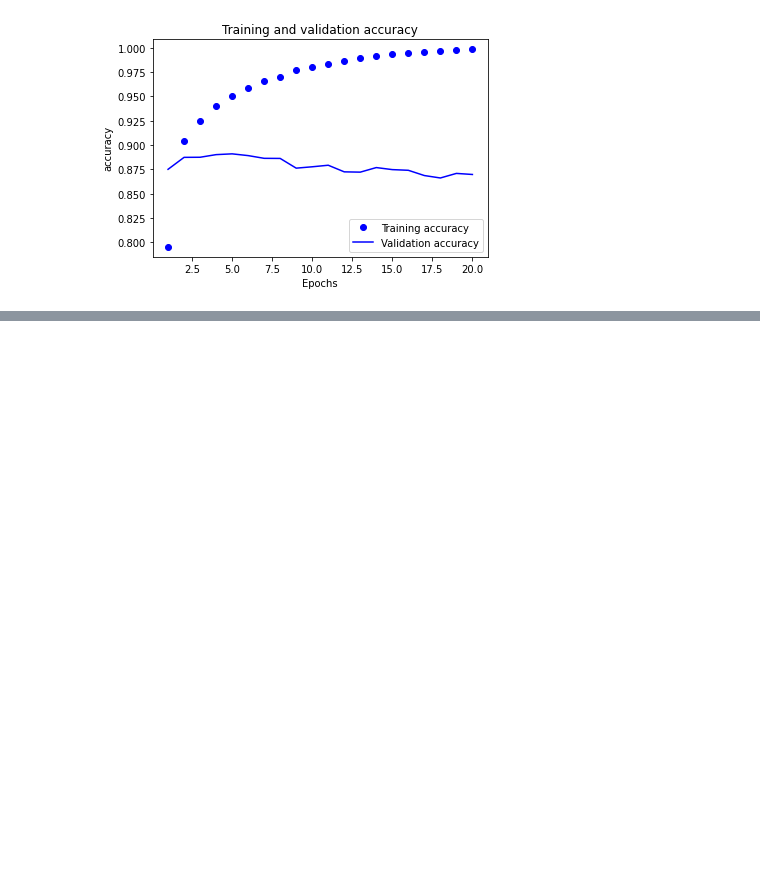
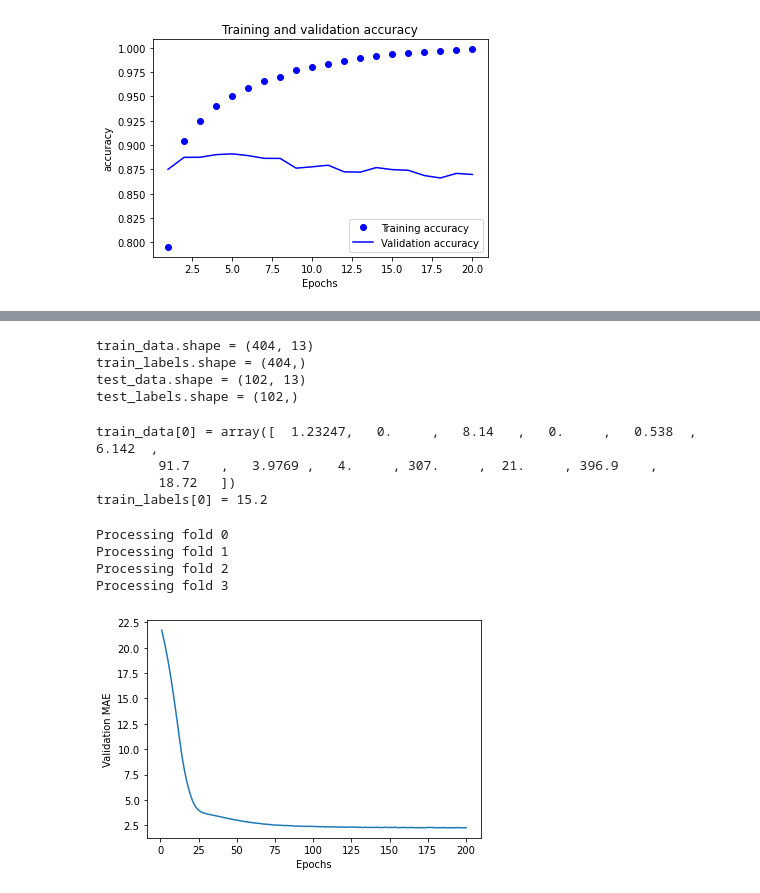
Before and after one commit to eballesteros/deep-learning-with-python-notebooks, a Jupyter notebook: my_notebooks/chapter04_getting-started-with-neural-networks.ipynb, the cells around one changed output, grey strips where cells are left out. Cells and saved outputs as stored; diff of their text form; code cells hidden in the pictures; blank space fills up the shorter version.

```diff
--- a/my_notebooks/chapter04_getting-started-with-neural-networks.ipynb
+++ b/my_notebooks/chapter04_getting-started-with-neural-networks.ipynb
@@ -234,0 +412,3 @@ Epoch 20/20
+# %%
+from keras.datasets import boston_housing
+(train_data, train_labels), (test_data, test_labels) = boston_housing.load_data()
@@ -234,0 +419,30 @@ Epoch 20/20
+# %%
+print(f"{train_data.shape = }")
+print(f"{train_labels.shape = }")
+print(f"{test_data.shape = }")
+print(f"{test_labels.shape = }")
+# %% [output]
+train_data.shape = (404, 13)
+train_labels.shape = (404,)
+test_data.shape = (102, 13)
+test_labels.shape = (102,)
+# %%
+print(f"{train_data[0] = }")
+print(f"{train_labels[0] = }")
+# %% [output]
+train_data[0] = array([  1.23247,   0.     ,   8.14   ,   0.     ,   0.538  ,   6.142  ,
+        91.7    ,   3.9769 ,   4.     , 307.     ,  21.     , 396.9    ,
+        18.72   ])
+train_labels[0] = 15.2
+# %%
+# normalize inputs
+
+# compute mean and std, apply to train
+mean = train_data.mean(axis=0)
+train_data -= mean
+std = train_data.std(axis=0)
+train_data /= std
+
+# apply to test
+test_data -= mean
+test_data /= std
@@ -234,0 +468,37 @@ Epoch 20/20
+# %%
+# lets use k-fold cross validation
+k = 4
+num_val_samples = len(train_data) // k
+num_epochs = 200
+all_mae_histories = []
+
+for i in range(k):
+    print(f"Processing fold {i}")
+    val_start = i * num_val_samples
+    val_end = (i + 1) * num_val_samples
+
+    val_data = train_data[val_start:val_end]
+    val_labels = train_labels[val_start:val_end]
+
+    partial_train_data = np.concatenate((train_data[:val_start], train_data[val_end:]), axis=0)
+    partial_train_labels = np.concatenate((train_labels[:val_start], train_labels[val_end:]), axis=0)
+
+    model = get_model()
+
+    history = model.fit(partial_train_data, partial_train_labels, epochs=num_epochs, batch_size=16, verbose=0,
+                        validation_data=(val_data, val_labels))
+    all_mae_histories.append(history.history["val_mae"])
+# %% [output]
+Processing fold 0
+Processing fold 1
+Processing fold 2
+Processing fold 3
+# %%
+average_mae_history = np.stack(all_mae_histories).mean(axis=0)
+
+plt.plot(range(1, len(average_mae_history) + 1), average_mae_history)
+plt.xlabel("Epochs")
+plt.ylabel("Validation MAE")
+plt.show()
+# %% [output]
+[figure, added]
```
Also changed, not shown: parts of 22 cells of this notebook.
